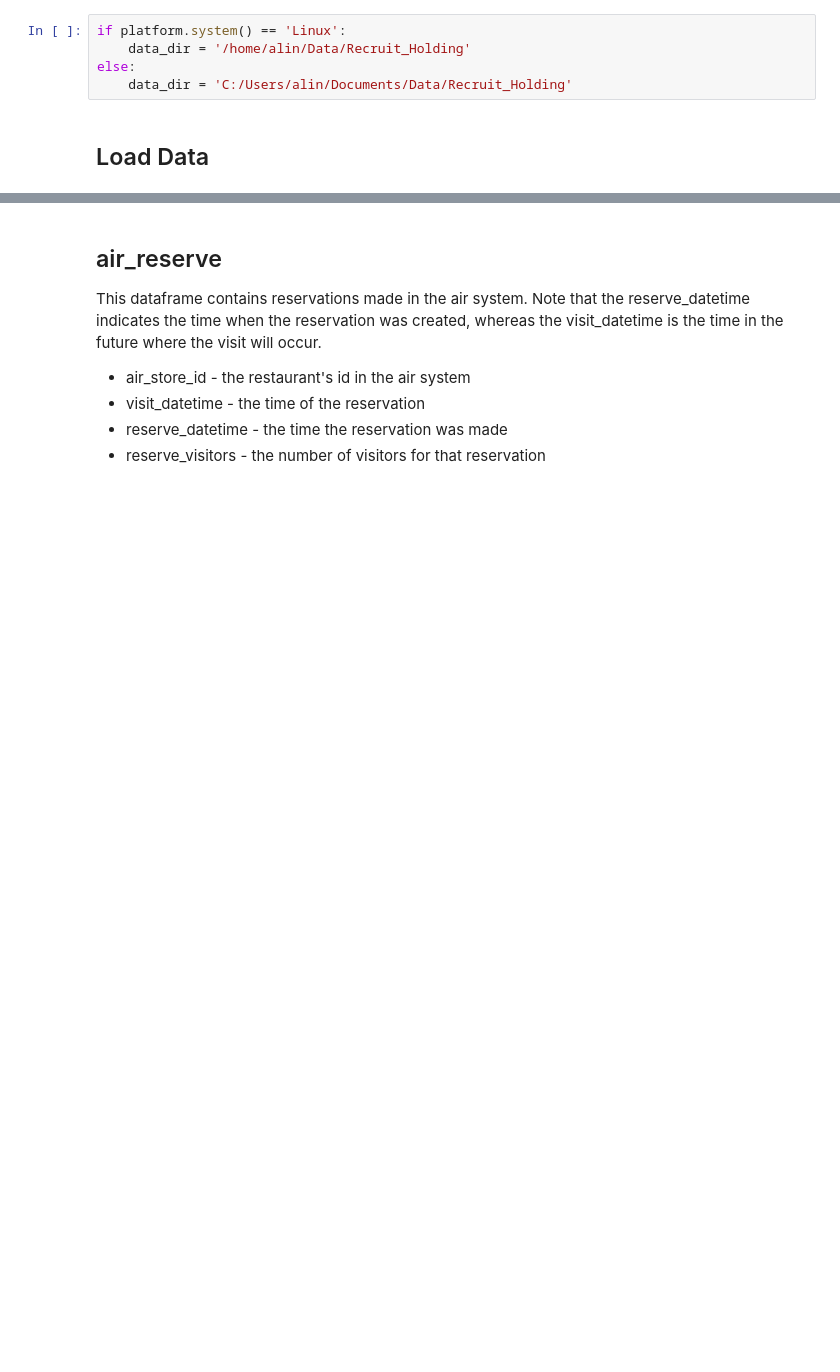
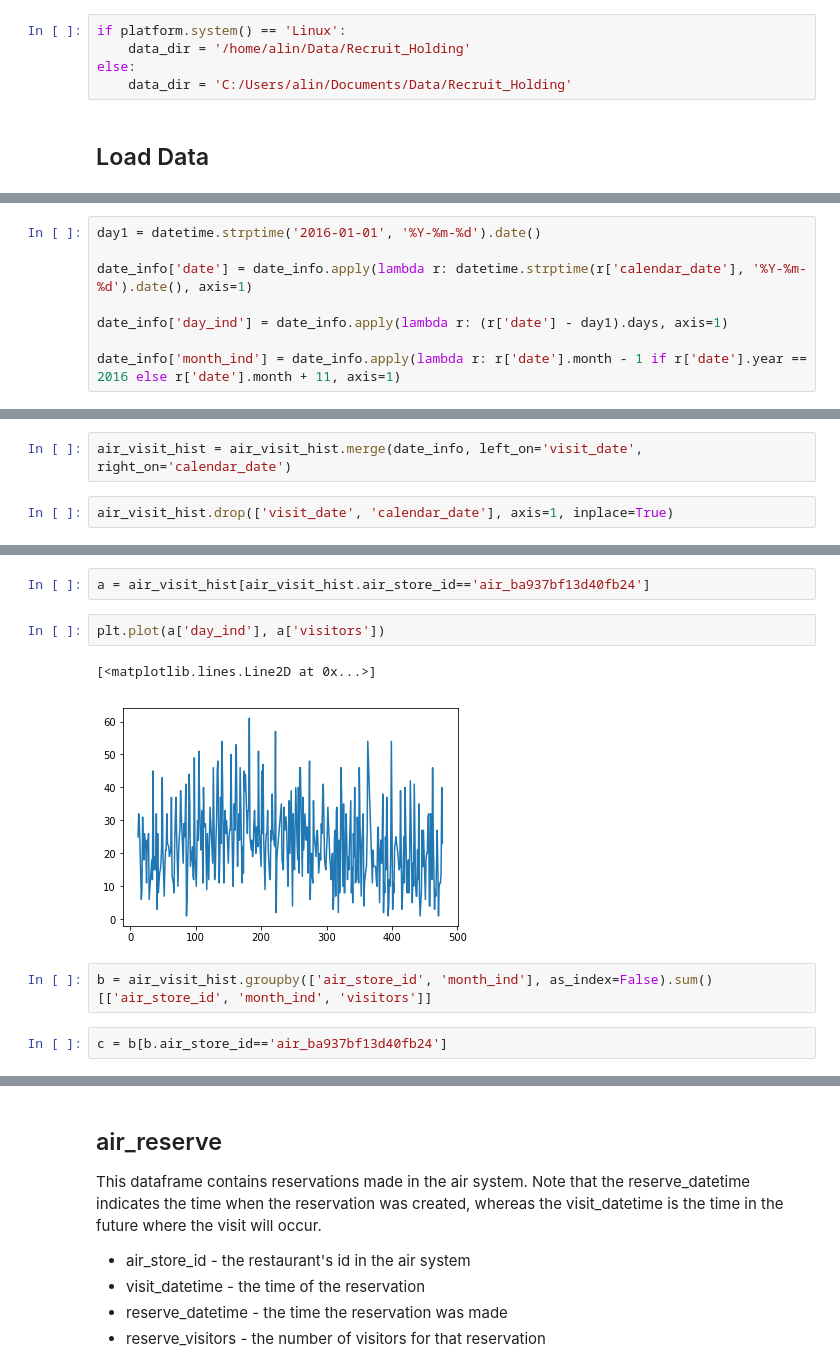
Before and after one commit to anhualin/MyLearning, a Jupyter notebook: Kaggle/Recruit_Holding/EDA1.ipynb, the cells around one changed output, grey strips where cells are left out. Drawn from its saved outputs; the diff is of its cells as text; blank space fills up the shorter version.

```diff
--- a/Kaggle/Recruit_Holding/EDA1.ipynb
+++ b/Kaggle/Recruit_Holding/EDA1.ipynb
@@ -35,0 +49,8 @@ store_id_relation = pd.read_csv(data_dir + '/store_id_relation.csv.zip')
+# %%
+day1 = datetime.strptime('2016-01-01', '%Y-%m-%d').date()
+
+date_info['date'] = date_info.apply(lambda r: datetime.strptime(r['calendar_date'], '%Y-%m-%d').date(), axis=1)
+
+date_info['day_ind'] = date_info.apply(lambda r: (r['date'] - day1).days, axis=1)
+
+date_info['month_ind'] = date_info.apply(lambda r: r['date'].month - 1 if r['date'].year == 2016 else r['date'].month + 11, axis=1)
@@ -35,0 +105,4 @@ store_id_relation = pd.read_csv(data_dir + '/store_id_relation.csv.zip')
+# %%
+air_visit_hist = air_visit_hist.merge(date_info, left_on='visit_date', right_on='calendar_date')
+# %%
+air_visit_hist.drop(['visit_date', 'calendar_date'], axis=1, inplace=True)
@@ -35,0 +195,11 @@ store_id_relation = pd.read_csv(data_dir + '/store_id_relation.csv.zip')
+# %%
+a = air_visit_hist[air_visit_hist.air_store_id=='air_ba937bf13d40fb24']
+# %%
+plt.plot(a['day_ind'], a['visitors'])
+# %% [output]
+[<matplotlib.lines.Line2D at 0x...>]
+[figure, added]
+# %%
+b = air_visit_hist.groupby(['air_store_id', 'month_ind'], as_index=False).sum()[['air_store_id', 'month_ind', 'visitors']]
+# %%
+c = b[b.air_store_id=='air_ba937bf13d40fb24']
```
Also changed, not shown: parts of 46 cells of this notebook.
